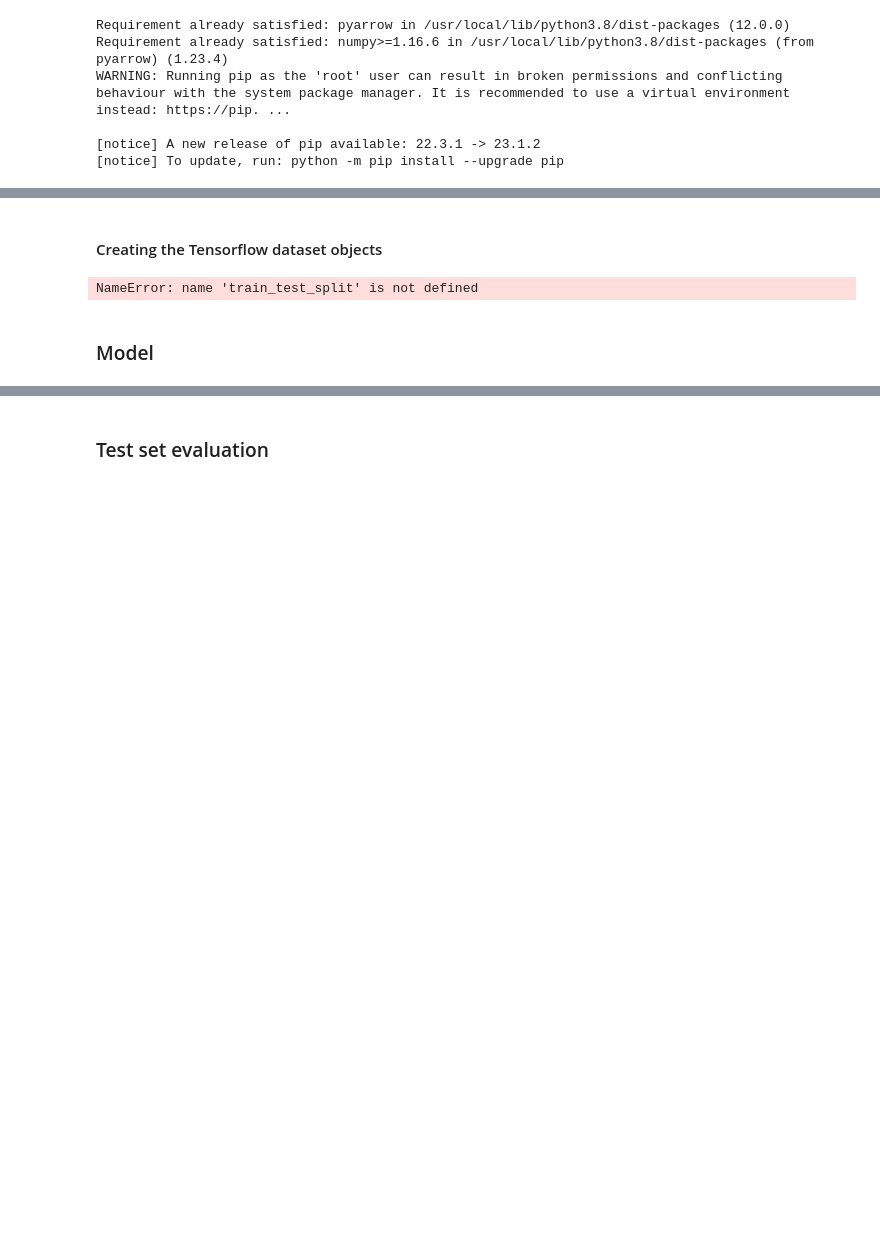
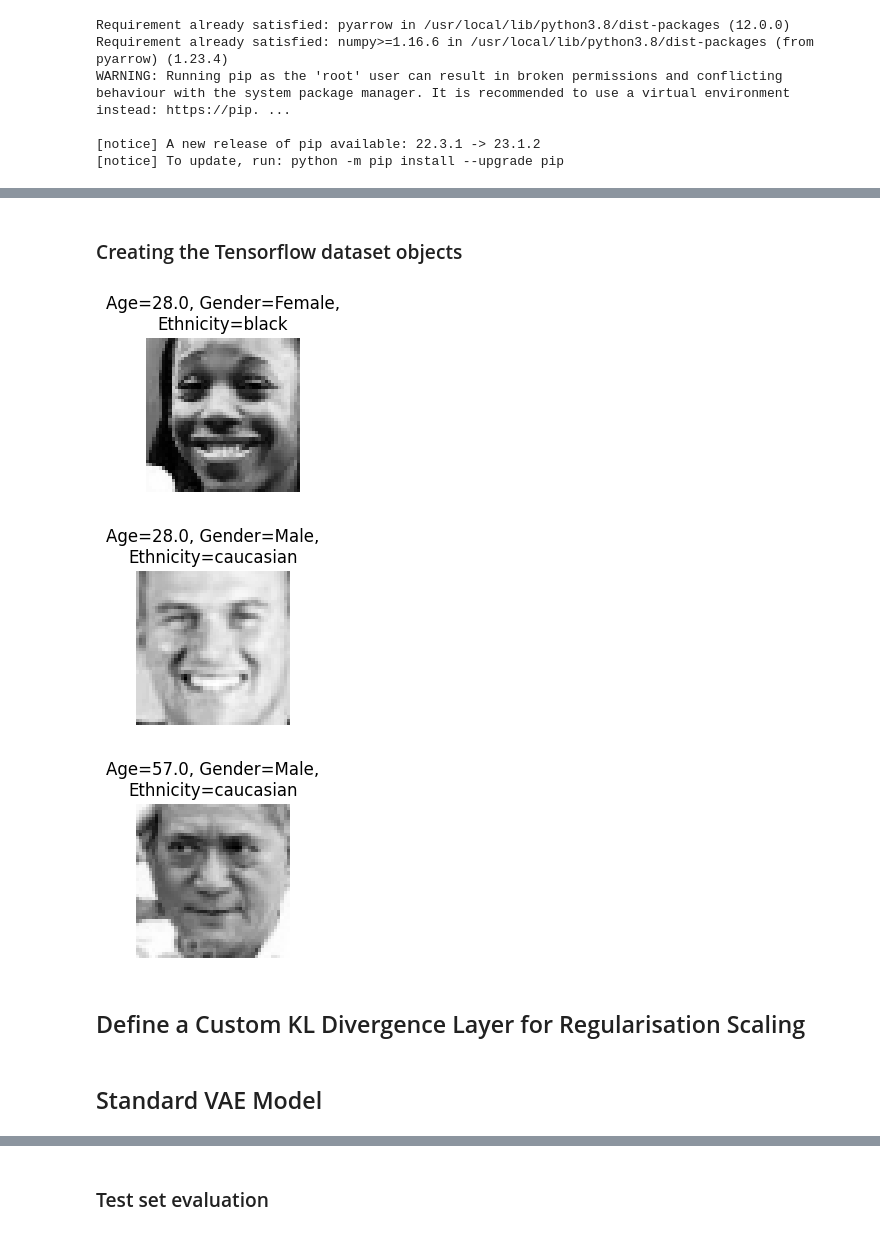
Before and after one commit to alexjmanlove/convolutional-variational-autoencoders, a Jupyter notebook: project-2-tensorflow/CVAE.ipynb, the cells around one changed output, grey strips where cells are left out. Saved outputs shown, nothing was run; the diff lists cells and outputs as text; code cells hidden in the pictures; blank space fills up the shorter version.

```diff
--- a/project-2-tensorflow/CVAE.ipynb
+++ b/project-2-tensorflow/CVAE.ipynb
@@ -58,7 +62,7 @@ ethnicities = ['caucasian','black','east_asian','south_asian','latino']
 data[ethnicities] = encoded_features
 data = data.drop('ethnicity', axis=1)
 # %% [markdown]
-#### Creating the Tensorflow dataset objects
+### Creating the Tensorflow dataset objects
 # %%
 # firstly, splitting data 80/10/10
 train_data, test_data = train_test_split(data, test_size=0.2, random_state=2023)
@@ -70,24 +74,21 @@ def inputs_and_outputs(image,label):
     return (image,label), image
 
 # function to convert a pandas DataFrame into a TensorFlow dataset
-def df_to_tf_dataset(dataframe, shuffle=True, batch_size=32):
+def df_to_tf_dataset(dataframe, batch_size=32):
     dataframe = dataframe.copy()
     labels = dataframe[['age', 'gender'] + ethnicities]
     images = np.stack(dataframe['pixels'].to_numpy())
     ds = tf.data.Dataset.from_tensor_slices((images, labels))
     ds = ds.map(inputs_and_outputs)
-    if shuffle:
-        ds = ds.shuffle(buffer_size=len(dataframe))
+    ds = ds.shuffle(buffer_size=len(dataframe))
     ds = ds.batch(batch_size)
     ds = ds.prefetch(buffer_size=tf.data.experimental.AUTOTUNE)
     return ds
 
 # converting from DataFrames to TensorFlow datasets
 train_ds = df_to_tf_dataset(train_data)
-val_ds = df_to_tf_dataset(val_data, shuffle=False)
-test_ds = df_to_tf_dataset(test_data, shuffle=False)
+val_ds = df_to_tf_dataset(val_data)
+test_ds = df_to_tf_dataset(test_data)
-# %% [output]
-NameError: name 'train_test_split' is not defined
 # %%
 def retrieve_ethnicity_label(encoded_label: np.ndarray):
     return ethnicities[one_hot_encoder.inverse_transform(encoded_label.numpy().reshape(1,-1))[0][0]]
@@ -94,11 +101,17 @@ def retrieve_ethnicity_label(encoded_label: np.ndarray):
 # %%
 # quick check the datasets were processed properly
 for (peek_images, peek_labels), _ in train_ds.take(3):
     peek_image = peek_images[0]
     peek_label = peek_labels[0]
     plt.figure(figsize=(2,2))
     plt.imshow(peek_image, cmap='Greys_r')
-    plt.title(f"Age={peek_label[0]}, Gender={peek_label[1]},\n"+
+    plt.title(f"Age={peek_label[0]}, Gender={retrieve_gender_label(peek_label[1])},\n"+
               f"Ethnicity={retrieve_ethnicity_label(peek_label[2:])}")
     plt.axis('off')
     plt.show()
+# %% [output]
+[figure, added]
+[figure, added]
+[figure, added]
+# %% [markdown]
+## Define a Custom KL Divergence Layer for Regularisation Scaling
@@ -105,3 +151,3 @@ for (peek_images, peek_labels), _ in train_ds.take(3):
 # %% [markdown]
-### Model
+## Standard VAE Model
 # %%
```
Also changed, not shown: parts of 20 cells of this notebook.
